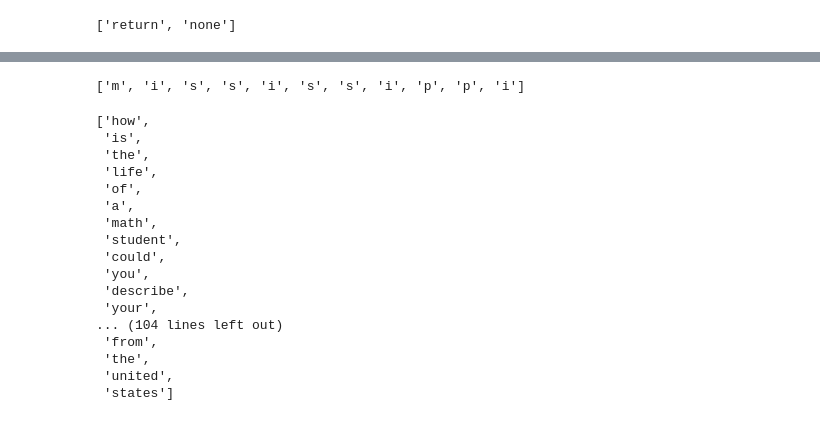
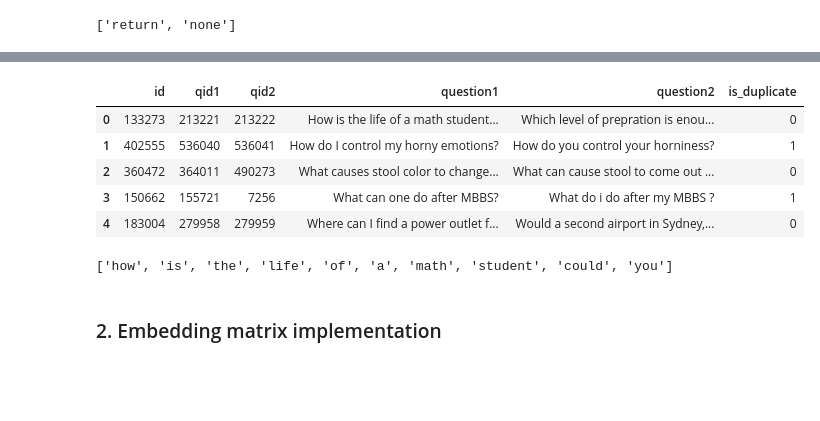
Before and after one commit to Gwynny/learning-to-rank, a Jupyter notebook: lesson5_KNRM/hw_knrm.ipynb, the cells around one changed output, grey strips where cells are left out. Drawn from its saved outputs; the diff is of its cells as text; code cells hidden in the pictures; blank space fills up the shorter version.

```diff
--- a/lesson5_KNRM/hw_knrm.ipynb
+++ b/lesson5_KNRM/hw_knrm.ipynb
@@ -449,24 +43,0 @@ TypeError: unhashable type: 'list'
-# %%
-list("mississippi")
-# %% [output]
-['m', 'i', 's', 's', 'i', 's', 's', 'i', 'p', 'p', 'i']
-# %%
-list(itertools.chain.from_iterable(one_list_of_tokens[:10]))
-# %% [output]
-['how',
- 'is',
- 'the',
- 'life',
- 'of',
- 'a',
- 'math',
- 'student',
- 'could',
- 'you',
- 'describe',
- 'your',
-... (104 lines left out)
- 'from',
- 'the',
- 'united',
- 'states']
@@ -472,0 +64,26 @@ list(itertools.chain.from_iterable(one_list_of_tokens[:10]))
+# %%
+def get_glue_df(glue_df) -> pd.DataFrame:
+    glue_df = glue_df.dropna(axis=0, how='any').reset_index(drop=True)
+    glue_df_fin = pd.DataFrame({
+        'id_left': glue_df['qid1'],
+        'id_right': glue_df['qid2'],
+        'text_left': glue_df['question1'],
+        'text_right': glue_df['question2'],
+        'label': glue_df['is_duplicate'].astype(int)
+    })
+    return glue_df_fin
+# %%
+train_df = pd.read_csv('data/QQP/train.tsv', sep='\t')
+dev_df = pd.read_csv('data/QQP/dev.tsv', sep='\t')
+train_df = get_glue_df(train_df)
+dev_df = get_glue_df(dev_df)
+list_of_df = [train_df, dev_df]
+# %%
+train_df.head()
+# %% [output]
+|  | id | qid1 | qid2 | question1 | question2 | is_duplicate |
+| 0 | 133273 | 213221 | 213222 | How is the life of a math student... | Which level of prepration is enou... | 0 |
+| 1 | 402555 | 536040 | 536041 | How do I control my horny emotions? | How do you control your horniness? | 1 |
+| 2 | 360472 | 364011 | 490273 | What causes stool color to change... | What can cause stool to come out ... | 0 |
+| 3 | 150662 | 155721 | 7256 | What can one do after MBBS? | What do i do after my MBBS ? | 1 |
+| 4 | 183004 | 279958 | 279959 | Where can I find a power outlet f... | Would a second airport in Sydney,... | 0 |
@@ -472,0 +92,6 @@ list(itertools.chain.from_iterable(one_list_of_tokens[:10]))
+# %%
+all_tokens[:10]
+# %% [output]
+['how', 'is', 'the', 'life', 'of', 'a', 'math', 'student', 'could', 'you']
+# %% [markdown]
+### 2. Embedding matrix implementation
```
Also changed, not shown: parts of 90 cells of this notebook, 2 other files.
